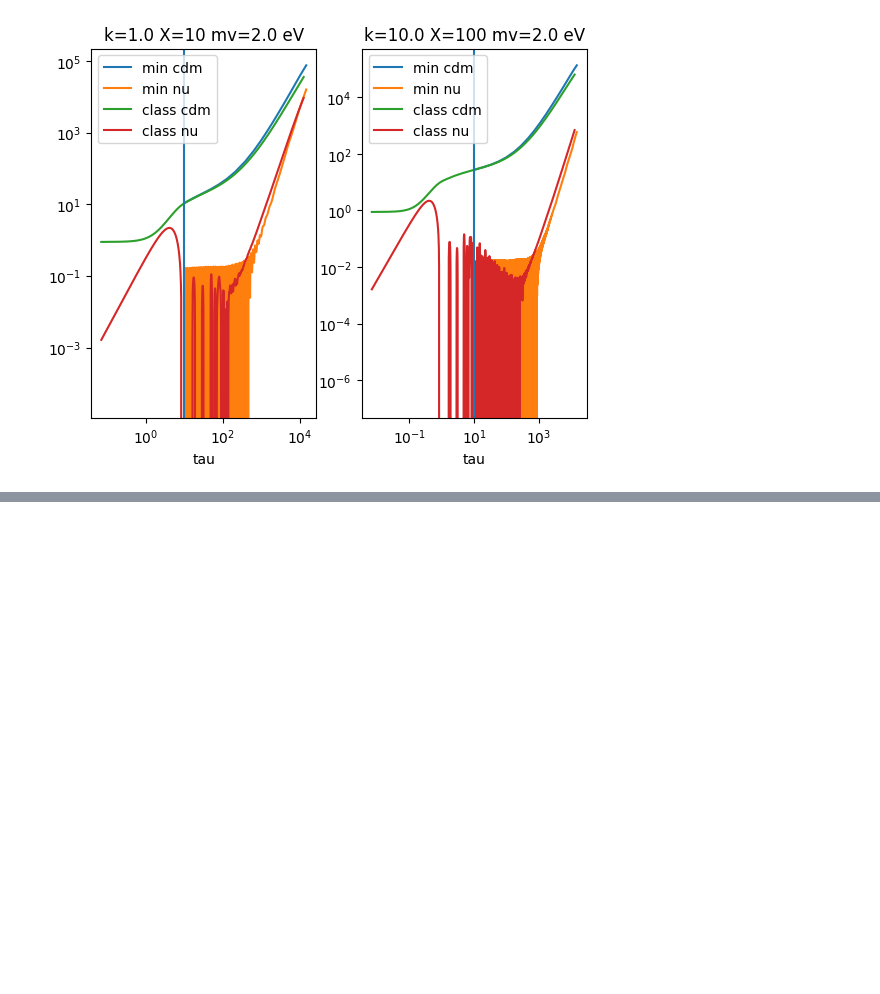
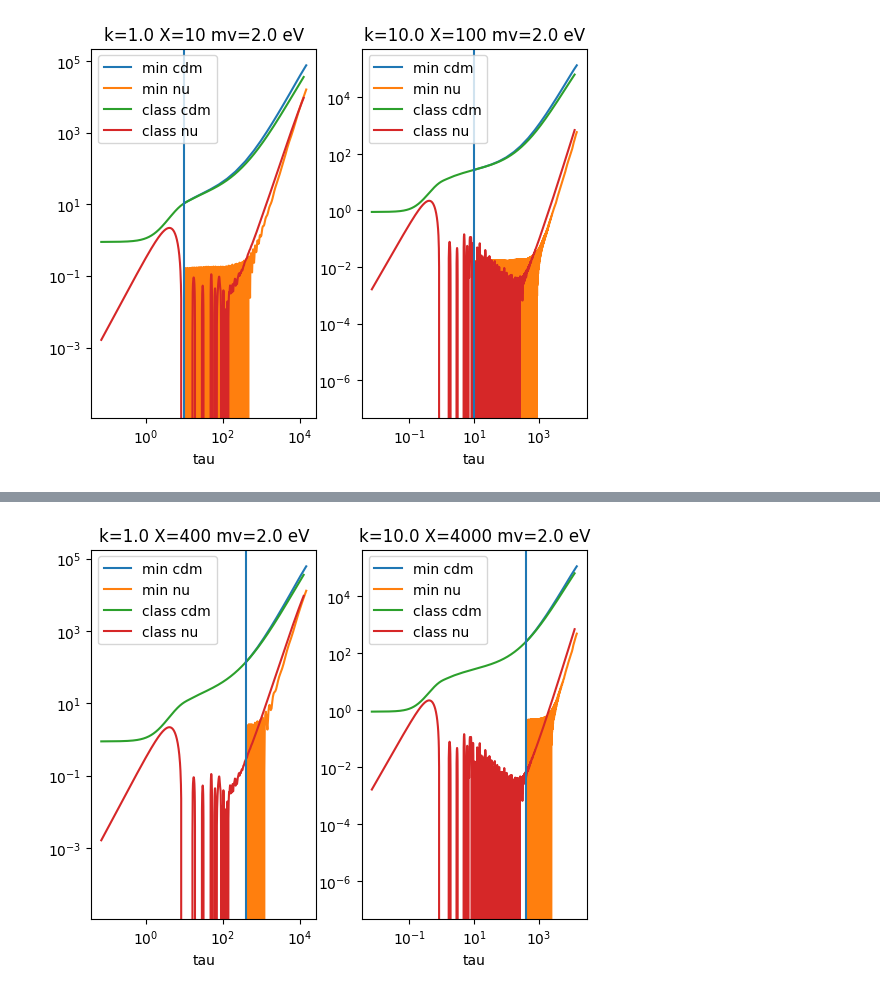
Before and after one commit to eriksteenberg/Power-spectrum-Test, a Jupyter notebook: Cdm med cs eksperimentering.ipynb, the cells around one changed output, grey strips where cells are left out. Drawn from its saved outputs; the diff is of its cells as text; code cells hidden in the pictures; blank space fills up the shorter version.

```diff
--- a/Cdm med cs eksperimentering.ipynb
+++ b/Cdm med cs eksperimentering.ipynb
@@ -282,0 +282,4 @@ print(τ)
+# %%
+simuler(2,kvec,400,1,4000,-1)
+# %% [output]
+[figure, added]
```
Also changed, not shown: parts of 9 cells of this notebook.
